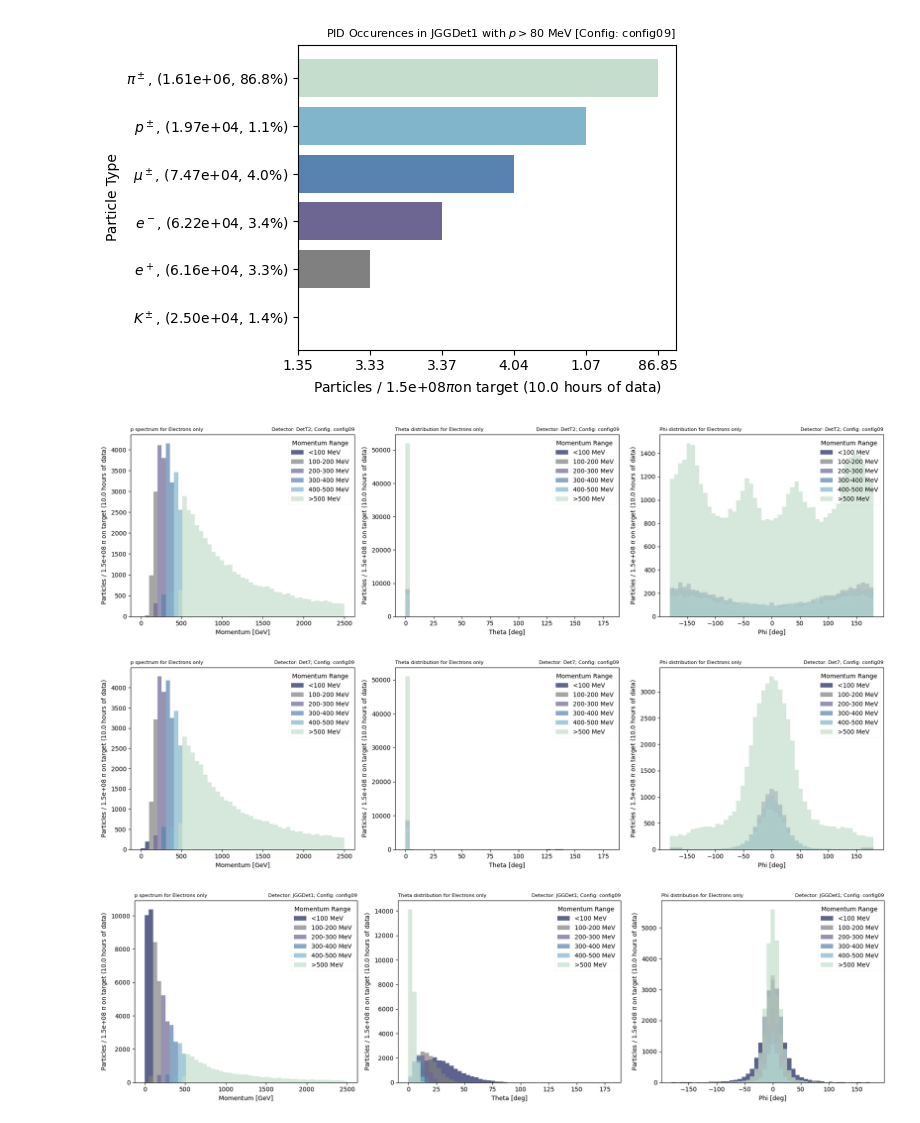
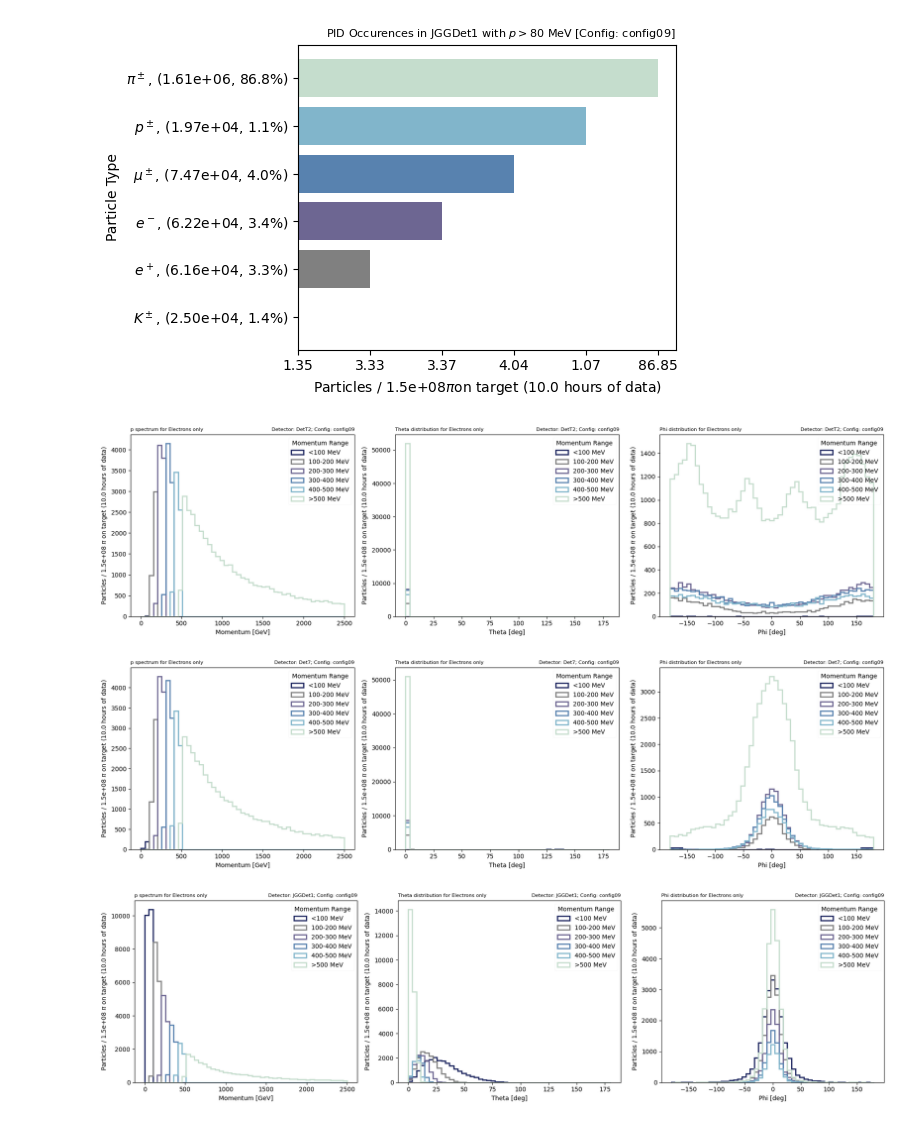
Before and after one commit to ArCS-FNAL/beamline, a Jupyter notebook: Analysis/BeamlineAna-G4BLSimple_Task1.ipynb, the cells around one changed output. Saved outputs shown, nothing was run; the diff lists cells and outputs as text; code cells hidden in the pictures.

Commit message:
update on Analysis script: step stacked histos for clarity

```diff
--- a/Analysis/BeamlineAna-G4BLSimple_Task1.ipynb
+++ b/Analysis/BeamlineAna-G4BLSimple_Task1.ipynb
@@ -52,6 +52,7 @@ f = '/pnfs/lariat/persistent/users/gcicogna/BeamLineSimOutputs/pos60Amps/config0
 
 n_pions = 5000 * 30000
 config = 'config09'
+det_list = ['DetT2', 'Det7', 'JGGDet1']
 # %%
 file = uproot.open(f)
 print('Detectors:', file.keys())
@@ -250,7 +251,7 @@ def get_values_labels(df, det='JGGDet1', variable='p', p_cut=80):
 
     return values, labels
 # %%
-for det in ['DetT2', 'Det7', 'JGGDet1']:
+for det in det_list:
 
     fig, ax = plt.subplots(ncols=3, nrows=1, figsize=(18, 5))
 
@@ -291,7 +292,7 @@ for det in ['DetT2', 'Det7', 'JGGDet1']:
 [figure]
 [figure]
 # %%
-for det in ['DetT2', 'Det7', 'JGGDet1']:
+for det in det_list:
     fig, ax = plt.subplots(ncols=3, nrows=1, figsize=(18, 5))
 
     def plot_2d_histogram(ax, x_data, y_data, title):
@@ -335,7 +336,7 @@ for det in ['DetT2', 'Det7', 'JGGDet1']:
 [figure]
 [figure]
 # %%
-for det in ['DetT2', 'Det7', 'JGGDet1']:
+for det in det_list:
 
     values, labels = get_values_labels(df, det, 'p', 80)
 
@@ -363,11 +364,14 @@ for det in ['DetT2', 'Det7', 'JGGDet1']:
 [figure]
 [figure]
 # %%
-for det in ['DetT2', 'Det7', 'JGGDet1']:
+for det in det_list:
 
     fig, ax = plt.subplots(ncols=3, nrows=1, figsize=(18, 5))
+    colors_ = plt.cm.Set1(np.linspace(0, 1, len(momentum_ranges)))
 
     # Define momentum ranges and labels
+    #momentum_ranges = [(500, np.inf), (400, 500), (300, 400), (200, 300), (100, 200), (0,100)]
+    #momentum_labels = ['>500 MeV','400-500 MeV','300-400 Mev','200-300 MeV','100-200 MeV','0-100 MeV']
     momentum_ranges = [(0, 100), (100, 200), (200, 300), (300, 400), (400, 500), (500, np.inf)]
     momentum_labels = ['<100 MeV', '100-200 MeV', '200-300 MeV', '300-400 MeV', '400-500 MeV', '>500 MeV']
 
@@ -402,39 +406,39 @@ for det in ['DetT2', 'Det7', 'JGGDet1']:
         filtered_values = flattened_values[mask]
 
         # Plot histograms for each momentum range
-        ax[0].hist(filtered_values, bins=x_bins['p'], label=label, color=colors[i], alpha=0.7, histtype='stepfilled')
+        ax[0].hist(filtered_values, bins=x_bins['p'], label=label, color=colors[i], alpha=1, histtype='step', linewidth=2)
 
         # Filter theta values for the same momentum range
         filtered_theta_values = flattened_theta_values[mask]
-        ax[1].hist(filtered_theta_values, bins=x_bins['theta'], label=label, color=colors[i], alpha=0.7, histtype='stepfilled')
+        ax[1].hist(filtered_theta_values, bins=x_bins['theta'], label=label, color=colors[i], alpha=1, histtype='step', linewidth=2)
 
         # Filter phi values for the same momentum range
         filtered_phi_values = flattened_phi_values[mask]
-        ax[2].hist(filtered_phi_values, bins=x_bins['phi'], label=label, color=colors[i], alpha=0.7, histtype='stepfilled')
+        ax[2].hist(filtered_phi_values, bins=x_bins['phi'], label=label, color=colors[i], alpha=1, histtype='step', linewidth=2)
 
 
     ax[0].set_xlabel(x_axis['p'])
     ax[0].set_ylabel(f'Particles / {n_pions:.1e} ' + r'$\pi$' + f' on target ({n_hours} hours of data)')
     ax[0].set_title(f'Detector: {det}; Config: {config}', loc='right', fontsize=8)
     ax[0].set_title(f'p spectrum for Electrons only', loc='left', fontsize=8)
     ax[0].legend(title='Momentum Range', loc='upper right', framealpha=0.1)
 
     ax[1].set_xlabel(x_axis['theta'])
     ax[1].set_ylabel(f'Particles / {n_pions:.1e} ' + r'$\pi$' + f' on target ({n_hours} hours of data)')
     ax[1].set_title(f'Detector: {det}; Config: {config}', loc='right', fontsize=8)
     ax[1].set_title(f'Theta distribution for Electrons only', loc='left', fontsize=8)
     ax[1].legend(title='Momentum Range', loc='upper right', framealpha=0.1)
 
     ax[2].set_xlabel(x_axis['phi'])
     ax[2].set_ylabel(f'Particles / {n_pions:.1e} ' + r'$\pi$' + f' on target ({n_hours} hours of data)')
     ax[2].set_title(f'Detector: {det}; Config: {config}', loc='right', fontsize=8)
     ax[2].set_title(f'Phi distribution for Electrons only', loc='left', fontsize=8)
     ax[2].legend(title='Momentum Range', loc='upper right', framealpha=0.1)
 
     plt.tight_layout()
-    plt.savefig(_save_dir + f'spectra_g4blsimpleT_df_{config}_det{det}.jpg')
+    plt.savefig(_save_dir + f'electron_spectra_g4blsimpleT_df_{config}_det{det}.jpg')
     plt.show()
 # %% [output]
-[figure, old version]
+[figure, new version]
-[figure, old version]
+[figure, new version]
-[figure, old version]
+[figure, new version]
```
Also changed, not shown: 3 other files.
